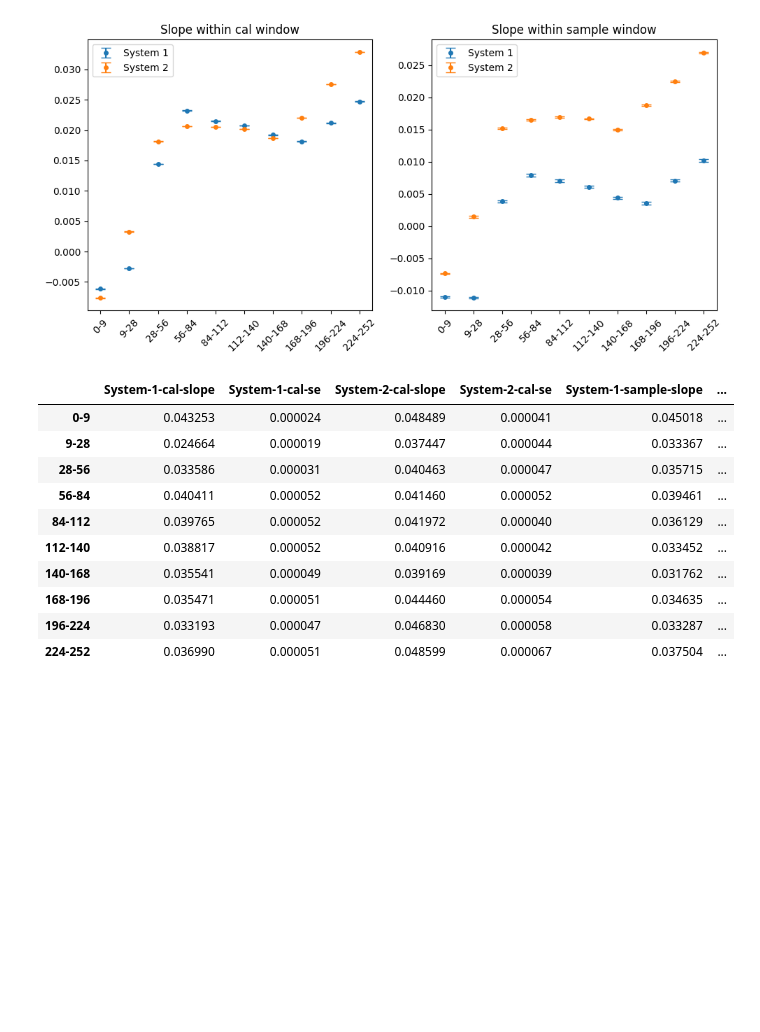
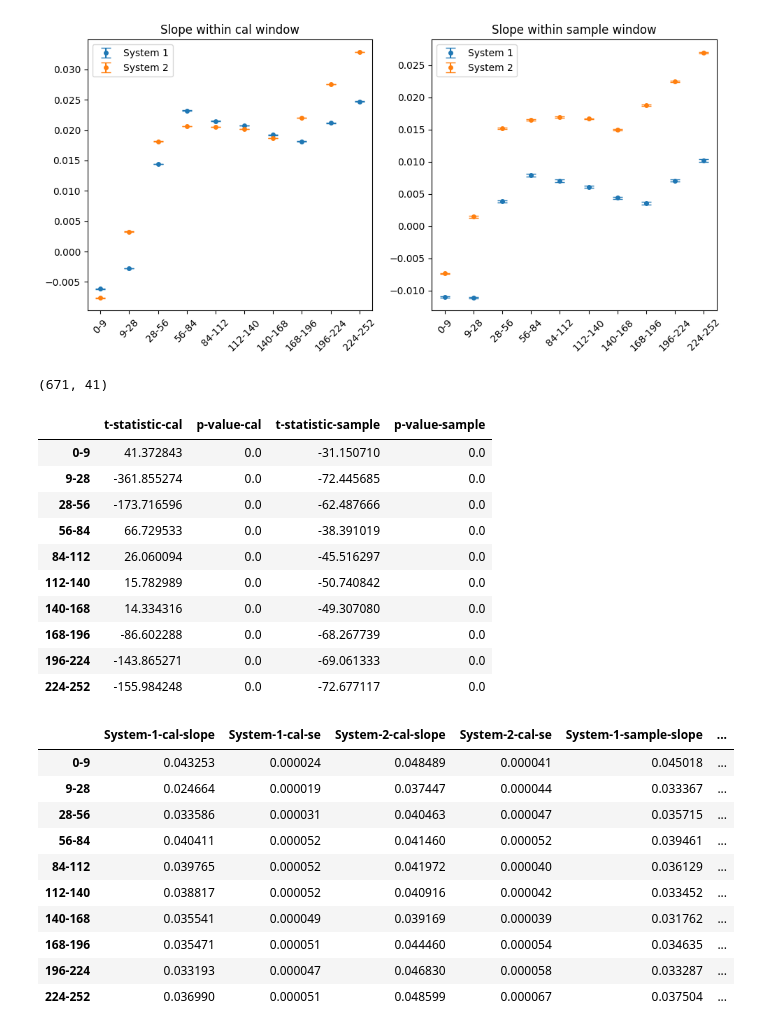
Before and after one commit to dejaytang/Capstone_Siemens, a Jupyter notebook: Coding/Dylan/raw_slope_code_DL.ipynb, the cells around one changed output. Saved outputs shown, nothing was run; the diff lists cells and outputs as text; code cells hidden in the pictures; blank space fills up the shorter version.

Commit message:
adding t-test code

```diff
--- a/Coding/Dylan/raw_slope_code_DL.ipynb
+++ b/Coding/Dylan/raw_slope_code_DL.ipynb
@@ -279,3 +280,12 @@ def calculate_slopes_se(bin_obj, system_cal, labels):
 
     result = pd.DataFrame({'Slope': slopes, 'SE': std})
     return result
+# %%
+# function to return sample size for each bin
+def sample_size(binned_window, variable):
+    size = []
+    for i in binned_window[variable].unique().tolist():
+        query_string = f"`A1-cal-age` == '{i}'"
+        subset = A1_cal_window_binned.query(query_string)
+        size.append(subset.iloc[:,5:-1].shape[0] * subset.iloc[:,5:-1].shape[1])
+    return size
@@ -342,3 +341,31 @@ B2_sample_window_binned['B2-sample-age'] = pd.cut(B2_sample_window_binned['AgeOf
+# %%
+# Number of time stamps in each bin
+
+# Sensor A
+N_A1_cal = sample_size(A1_cal_window_binned, 'A1-cal-age')
+N_A2_cal = sample_size(A2_cal_window_binned, 'A2-cal-age')
+N_A1_sample = sample_size(A1_sample_window_binned, 'A1-sample-age')
+N_A2_cal = sample_size(A2_sample_window_binned, 'A2-sample-age')
+
+N_sensorA = pd.DataFrame({'N-S1-cal': N_A1_cal,
+                          'N-S2-cal': N_A2_cal,
+                          'N-S1-sample': N_A1_sample,
+                          'N-S2-sample': N_A1_sample,})
+
+N_sensorA.index = labels
+
+# Sensor B
+N_B1_cal = sample_size(B1_cal_window_binned, 'B1-cal-age')
+N_B2_cal = sample_size(B2_cal_window_binned, 'B2-cal-age')
+N_B1_sample = sample_size(B1_sample_window_binned, 'B1-sample-age')
+N_B2_cal = sample_size(B2_sample_window_binned, 'B2-sample-age')
+
+N_sensorB = pd.DataFrame({'N-S1-cal': N_B1_cal,
+                          'N-S2-cal': N_B2_cal,
+                          'N-S1-sample': N_B1_sample,
+                          'N-S2-sample': N_B1_sample,})
+
+N_sensorB.index = labels
 # %%
 # Slopes and SE - Sensor A
 A1_cal = calculate_slopes_se(A1_cal_window_binned, "A1-cal-age", labels)
@@ -390,3 +417,7 @@ plt.tight_layout()
 plt.show()
 # %% [output]
 [figure]
+# %%
+A1_cal_window_binned.query('`A1-cal-age` == "0-9"').iloc[:,5:46].shape
+# %% [output]
+(671, 41)
@@ -393,3 +426,20 @@ plt.show()
+# %%
+# T-tests to compare slopes in each bin for sensor A
+sensorA_comb = pd.concat([N_sensorA, Sensor_A_slopes], axis = 1)
+ttest_A = run_ttest(sensorA_comb, labels)
+ttest_A
+# %% [output]
+|  | t-statistic-cal | p-value-cal | t-statistic-sample | p-value-sample |
+| 0-9 | 41.372843 | 0.0 | -31.150710 | 0.0 |
+| 9-28 | -361.855274 | 0.0 | -72.445685 | 0.0 |
+| 28-56 | -173.716596 | 0.0 | -62.487666 | 0.0 |
+| 56-84 | 66.729533 | 0.0 | -38.391019 | 0.0 |
+| 84-112 | 26.060094 | 0.0 | -45.516297 | 0.0 |
+| 112-140 | 15.782989 | 0.0 | -50.740842 | 0.0 |
+| 140-168 | 14.334316 | 0.0 | -49.307080 | 0.0 |
+| 168-196 | -86.602288 | 0.0 | -68.267739 | 0.0 |
+| 196-224 | -143.865271 | 0.0 | -69.061333 | 0.0 |
+| 224-252 | -155.984248 | 0.0 | -72.677117 | 0.0 |
 # %%
 # Slopes - Sensor B
 B1_cal = calculate_slopes_se(B1_cal_window_binned, "B1-cal-age", labels)
```
Also changed, not shown: parts of 7 cells of this notebook.
